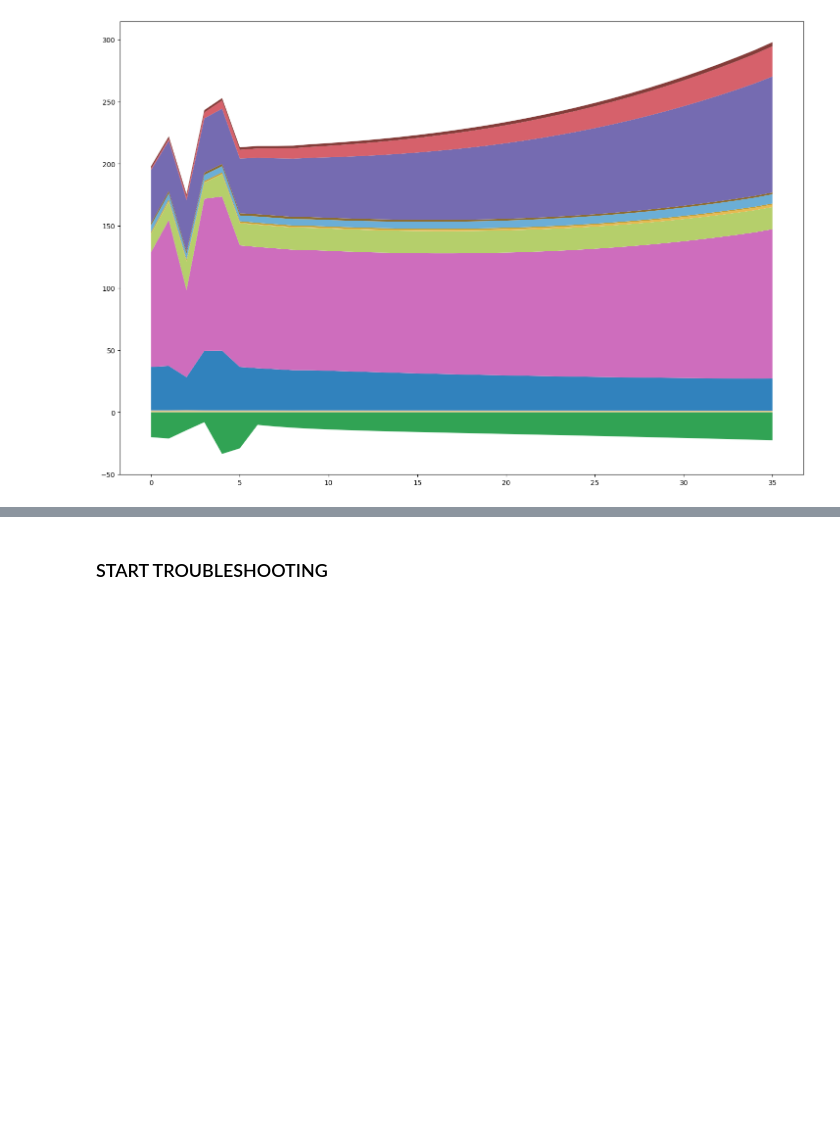
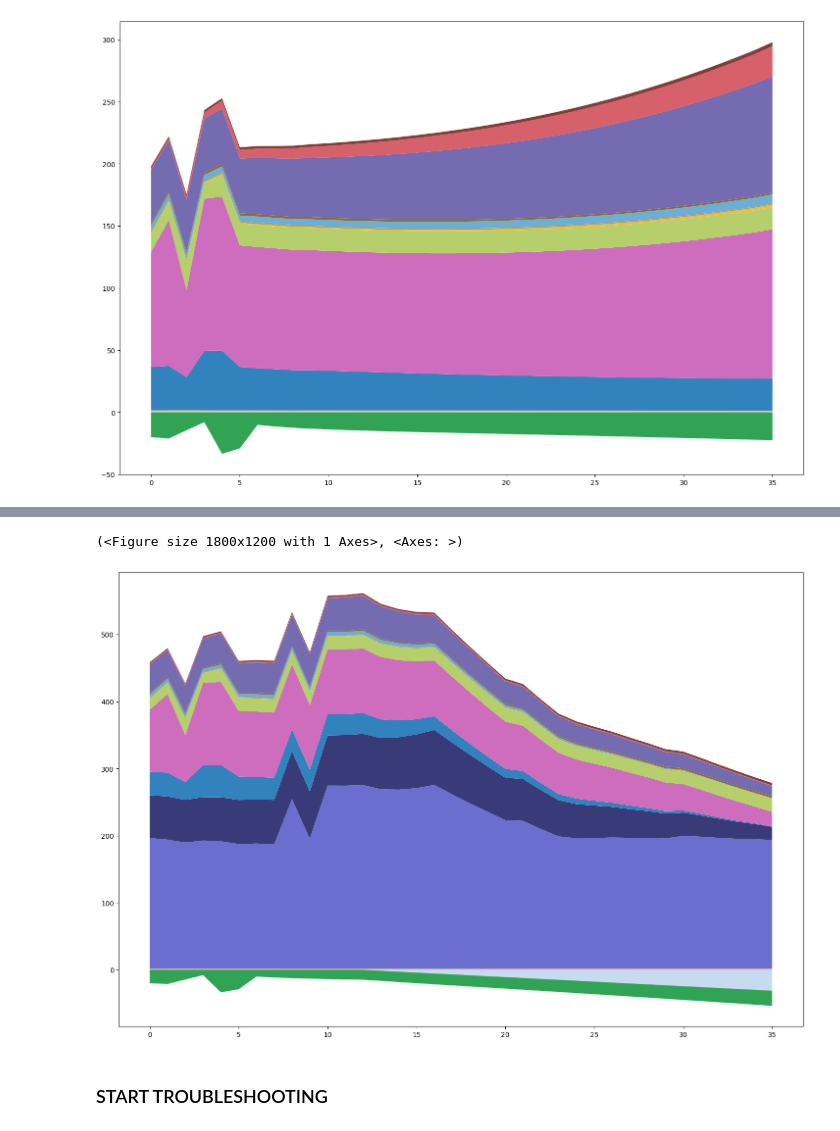
Before and after one commit to jcsyme/sisepuede_region_nbs, a Jupyter notebook: louisiana/run_louisiana.ipynb, the cells around one changed output, grey strips where cells are left out. Saved outputs shown, nothing was run; the diff lists cells and outputs as text; code cells hidden in the pictures; blank space fills up the shorter version.

```diff
--- a/louisiana/run_louisiana.ipynb
+++ b/louisiana/run_louisiana.ipynb
@@ -934,0 +1077,9 @@ df.to_csv(
+# %%
+strat_0 = strategies.get_strategy(0)
+df_0 = strat_0()
+
+strat_6004 = strategies.get_strategy(6004)
+df_6004 = strat_6004()
+
+strat_6006 = strategies.get_strategy(6006)
+df_6006 = strat_6006()
@@ -934,0 +1144,29 @@ df.to_csv(
+# %%
+df_6006[[x for x in df_6006.columns if "cost_enfu" in x]]
+df_6006_try = df_6006.copy()
+
+vir = sf.ramp_vector(
+    df_6006.shape[0],
+    r_0 = 10,
+    r_1 = 25,
+)
+
+for k in [
+    "cost_enfu_fuel_coal_usd_per_tonne",
+    "cost_enfu_fuel_coke_usd_per_tonne",
+    "cost_enfu_fuel_biogas_usd_per_mmbtu",
+    "cost_enfu_fuel_hydrocarbon_gas_liquids_usd_per_mmbtu",
+    "cost_enfu_fuel_natural_gas_usd_per_mmbtu",
+    "cost_enfu_fuel_crude_usd_per_m3",
+    "cost_enfu_fuel_diesel_usd_per_m3",
+    "cost_enfu_fuel_gasoline_usd_per_m3",
+    "cost_enfu_fuel_kerosene_usd_per_m3",
+    "cost_enfu_fuel_oil_usd_per_m3"
+]:
+    alpha = 0.5
+    vals = df_6006_try[k].to_numpy().copy()
+    vals_new = (1 - vir)*vals + vir*vals*alpha # = vals - (1 - alpha)*vir*vals
+
+    df_6006_try[k] = vals
+
+df_evaluate = ssp.models(df_6006_try)
@@ -935,2 +1194,7 @@ df.to_csv(
+# %%
+spp.plot_emissions_stack(df_evaluate, matt, )
+# %% [output]
+(<Figure size 1800x1200 with 1 Axes>, <Axes: >)
+[figure, added]
 # %% [markdown]
 ### START TROUBLESHOOTING
```
Also changed, not shown: parts of 65 cells of this notebook, 9 other files.
